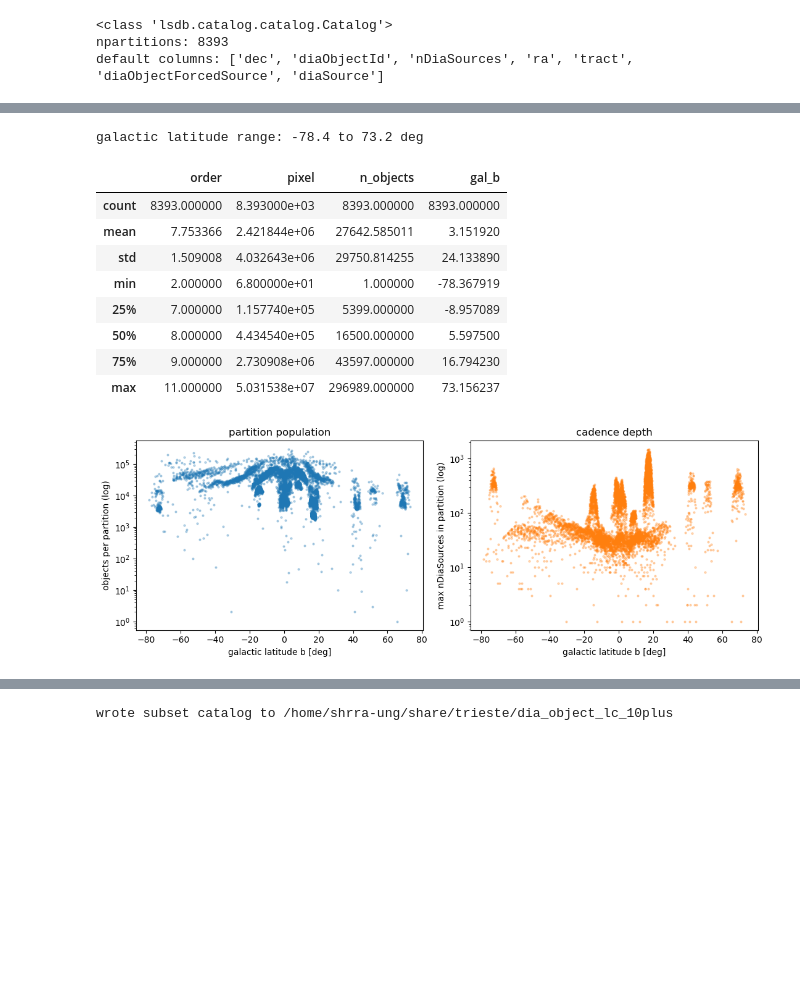
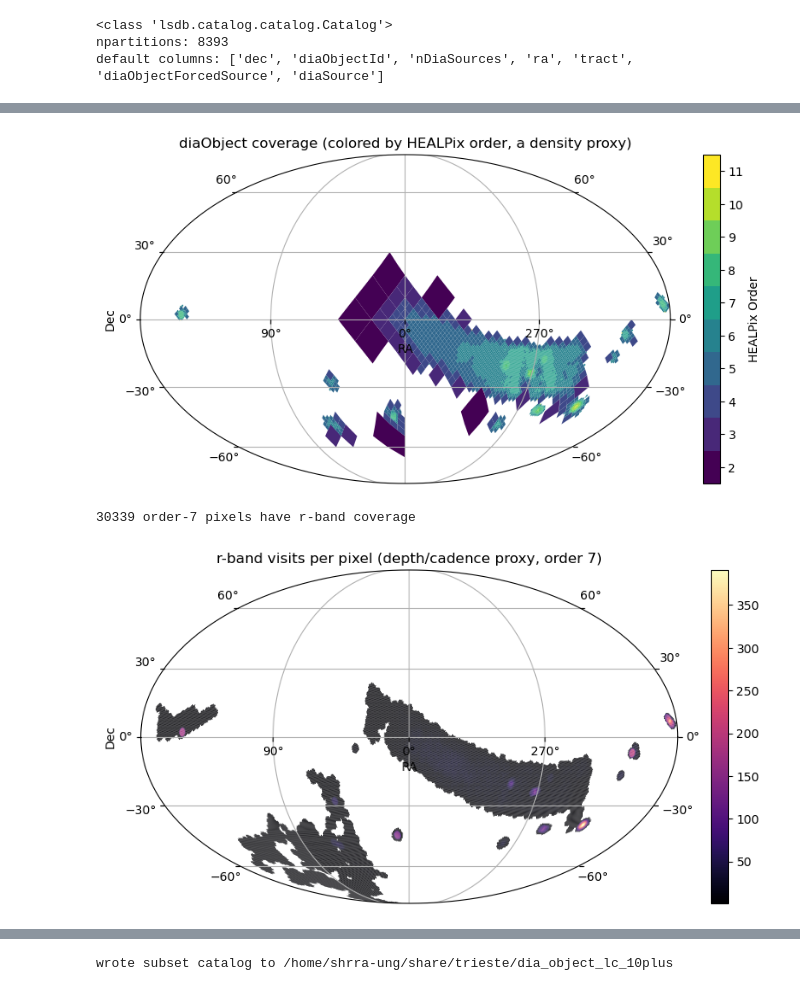
Before and after one commit to ShrRa/dp2_trieste_hands_on, a Jupyter notebook: notebooks/01_read_diaObj.ipynb, the cells around one changed output, grey strips where cells are left out. Saved outputs shown, nothing was run; the diff lists cells and outputs as text; code cells hidden in the pictures; blank space fills up the shorter version.

```diff
--- a/notebooks/01_read_diaObj.ipynb
+++ b/notebooks/01_read_diaObj.ipynb
@@ -127,41 +104,32 @@ partitions.head()
-# %%
-nside = 2 ** partitions["order"].to_numpy()
-ra, dec = hpgeom.pixel_to_angle(nside, partitions["pixel"].to_numpy(), nest=True, lonlat=True)
-galactic = SkyCoord(ra=ra * u.deg, dec=dec * u.deg, frame="icrs").galactic
-
-partitions["ra"] = ra
-partitions["dec"] = dec
-partitions["gal_b"] = galactic.b.deg
-
-print("galactic latitude range: %.1f to %.1f deg" % (partitions["gal_b"].min(), partitions["gal_b"].max()))
-partitions[["order", "pixel", "n_objects", "gal_b"]].describe()
-# %% [output]
-galactic latitude range: -78.4 to 73.2 deg
-|  | order | pixel | n_objects | gal_b |
-| count | 8393.000000 | 8.393000e+03 | 8393.000000 | 8393.000000 |
-| mean | 7.753366 | 2.421844e+06 | 27642.585011 | 3.151920 |
-| std | 1.509008 | 4.032643e+06 | 29750.814255 | 24.133890 |
-| min | 2.000000 | 6.800000e+01 | 1.000000 | -78.367919 |
-| 25% | 7.000000 | 1.157740e+05 | 5399.000000 | -8.957089 |
-| 50% | 8.000000 | 4.434540e+05 | 16500.000000 | 5.597500 |
-| 75% | 9.000000 | 2.730908e+06 | 43597.000000 | 16.794230 |
-| max | 11.000000 | 5.031538e+07 | 296989.000000 | 73.156237 |
-# %%
-fig, axes = plt.subplots(1, 2, figsize=(11, 4))
-
-axes[0].scatter(partitions["gal_b"], partitions["n_objects"], s=4, alpha=0.3)
-axes[0].set_yscale("log")
-axes[0].set_xlabel("galactic latitude b [deg]")
-axes[0].set_ylabel("objects per partition (log)")
-axes[0].set_title("partition population")
-
-axes[1].scatter(partitions["gal_b"], partitions["max_ndia"], s=4, alpha=0.3, color="C1")
-axes[1].set_yscale("log")
-axes[1].set_xlabel("galactic latitude b [deg]")
-axes[1].set_ylabel("max nDiaSources in partition (log)")
-axes[1].set_title("cadence depth")
-
-fig.tight_layout()
-# %% [output]
-[figure, removed]
+# %%
+fig, ax = dia_object_cat.plot_pixels(
+    plot_title="diaObject coverage (colored by HEALPix order, a density proxy)"
+)
+# %% [output]
+[figure, added]
+# %%
+VISIT_MAP_ORDER = 7  # same order used for the field lookups below
+
+visit_cols = ["visitId", "band", "ra", "dec"]
+visits = pd.read_parquet(dp["dp2_raw"] / "public-files" / "visit_detector.parquet", columns=visit_cols)
+r_visits = visits[visits["band"] == "r"].dropna(subset=["ra", "dec"])
+
+nside = 2 ** VISIT_MAP_ORDER
+r_pixel = hpgeom.angle_to_pixel(nside, r_visits["ra"].to_numpy(), r_visits["dec"].to_numpy(), nest=True)
+visits_per_pixel = r_visits.assign(pixel=r_pixel).groupby("pixel")["visitId"].nunique()
+
+print(f"{len(visits_per_pixel)} order-{VISIT_MAP_ORDER} pixels have r-band coverage")
+
+fig, ax = plot_healpix_map(
+    visits_per_pixel.to_numpy(),
+    ipix=visits_per_pixel.index.to_numpy(),
+    # a scalar `depth` triggers a panic in this cdshealpix build; an array works around it
+    depth=np.full(len(visits_per_pixel), VISIT_MAP_ORDER),
+    projection="MOL",
+    cmap="magma",
+    title="r-band visits per pixel (depth/cadence proxy, order 7)",
+)
+# %% [output]
+30339 order-7 pixels have r-band coverage
+[figure, added]
 # %% [markdown]
```
Also changed, not shown: parts of 16 cells of this notebook, 3 other files.
